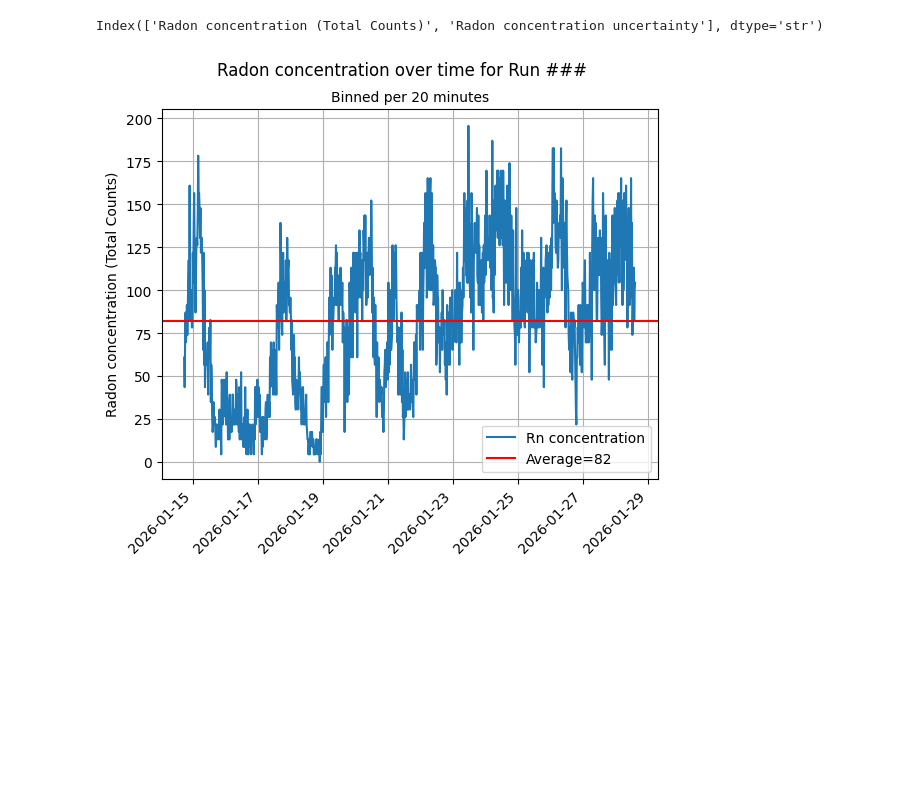
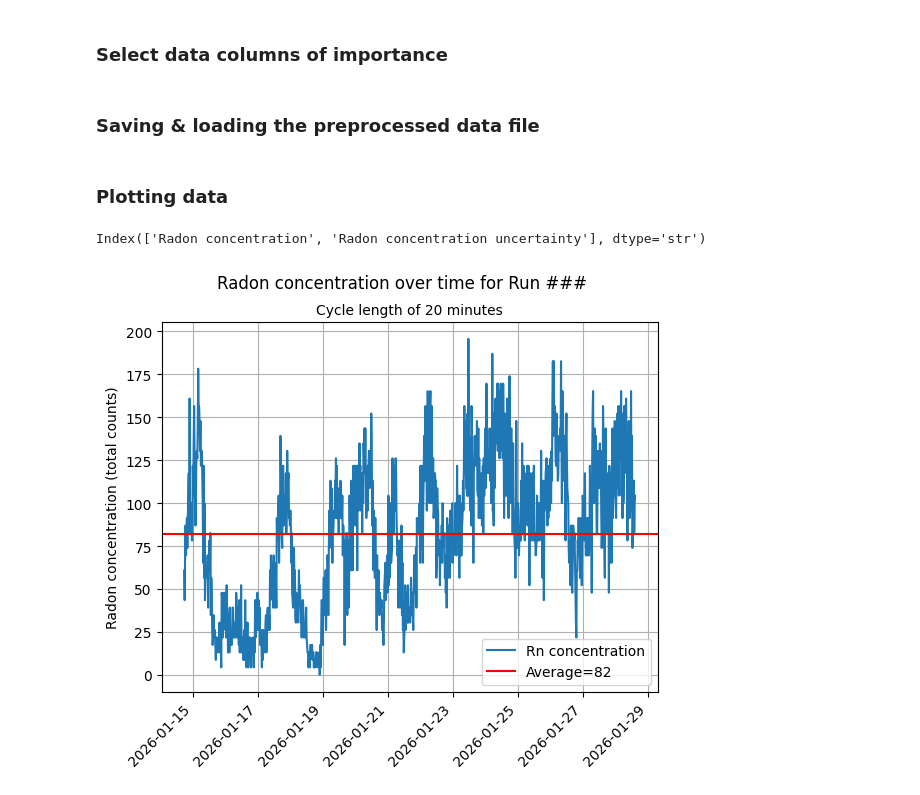
Before and after one commit to ncail/rad7-analysis, a Jupyter notebook: rad7_data_processing.ipynb, the cells around one changed output. Cells and saved outputs as stored; diff of their text form; code cells hidden in the pictures; blank space fills up the shorter version.

Commit message:
demonstrating plotting and previewing preprocessed data

```diff
--- a/rad7_data_processing.ipynb
+++ b/rad7_data_processing.ipynb
@@ -50 +66,3 @@ Index(['Total Counts', 'Live Time', '% of total counts in win. A',
+# %% [markdown]
+### Select data columns of importance
 # %%
@@ -68,47 +76,58 @@ rad_conc_df.rename(columns={"Radon concentration": f"Radon concentration ({conc_
+# %% [markdown]
+### Saving & loading the preprocessed data file
 # %%
-# Skip this cell if not wanting to save off this data to a file and you want to go to plotting.
+# Skip this cell if not wanting to save off this data to a file, and you want to go straight to plotting.
 
 # Save it to a parquet file (example)
 save_path = "rad7_run_01282026.parquet"
-rad_conc_df.to_parquet(save_path, index=False)   # The index of the dataframe is just integer numbering that we dont care to save.
+rad_conc_df.to_parquet(save_path, index=False)   # The index of the dataframe is just integer-numbering that we dont care to save as a column in the file.
 
-# Load it back as a dataframe, with timestamp as its Index (for easier plotting and re-binning).
-radon_df = pd.read_parquet(save_path)
-radon_df.set_index("Timestamp", inplace=True)
-
-# Note: To save a dataframe WITH the index set (as a column you care about, like Timestamp),
-# make sure to do index=True when saving to parquet.
+# Load it back as a dataframe
+rad_conc_df = pd.read_parquet(save_path)
-# %%
-# Note: Inspect the column names if you want to access columns this way (you can copy and paste the column names like as below)
-rad_conc_df.columns
-# %% [output]
-Index(['Radon concentration (Total Counts)', 'Radon concentration uncertainty'], dtype='str')
+# %% [markdown]
+### Plotting data
+# %%
+# Set timestamp as its Index (for easier plotting and re-binning).
+rad_conc_df.set_index("Timestamp", inplace=True)
+
+# Note: To save a dataframe WITH the index (set as a column you care about, like Timestamp),
+# make sure to do index=True when saving to parquet.
+
+# Note: Inspect the column names if you want to access columns in the dataframe by name (you can copy and paste the column names like as below)
+rad_conc_df.columns
+# %% [output]
+Index(['Radon concentration', 'Radon concentration uncertainty'], dtype='str')
 # %%
 # Plotting
 # Get radon concentration series (column at position 0). Column name can also be used.
 radon_conc_arr = rad_conc_df.iloc[:, 0]
 # radon_conc_arr = radon_df["Radon concentration (Total Counts)"]   # Equivalent to above, with copied column name from previous output
 
 # Plot radon concentration vs time.
 plt.plot(
-    rad_conc_df.index,   # x-axis: Timestamp
-    radon_conc_arr,   # y-axis: Radon concentration
+    rad_conc_df.index,      # x-axis: Timestamp
+    radon_conc_arr,         # y-axis: Radon concentration
     label="Rn concentration"
 )
 
 # Add a horizontal line indicating the average
 avg_rad_conc = radon_conc_arr.mean()        # Calculate average radon concentration
 avg_rad_conc = int(avg_rad_conc.round(1))   # Round to nearest integer
-plt.axhline(y=avg_rad_conc, color='r', label=f'Average={avg_rad_conc}')
+plt.axhline(
+    y=avg_rad_conc,
+    color='r',
+    label=f'Average={avg_rad_conc}'
+)
 
+# Formatting and labelling the plot
 plt.xticks(rotation=45, ha='right')   # Tilt timestamp labels
-plt.ylabel(rad_conc_df.columns[0])   # Name of radon concentration column (has the units added to it from earlier)
+plt.ylabel(f"{rad_conc_df.columns[0]} (total counts)")   # Name of radon concentration column (make sure to update your units)
 plt.suptitle("Radon concentration over time for Run ###")
-plt.title("Binned per 20 minutes", fontsize=10)
+plt.title("Cycle length of 20 minutes", fontsize=10)
 plt.grid(True)   # Add grid lines
 plt.legend()     # Show legend (line labels)
 plt.show()
 # %% [output]
-[figure, old version]
+[figure, new version]
 # %%
 # Plot radon concentration *with error bars*
```
Also changed, not shown: parts of 8 cells of this notebook.
